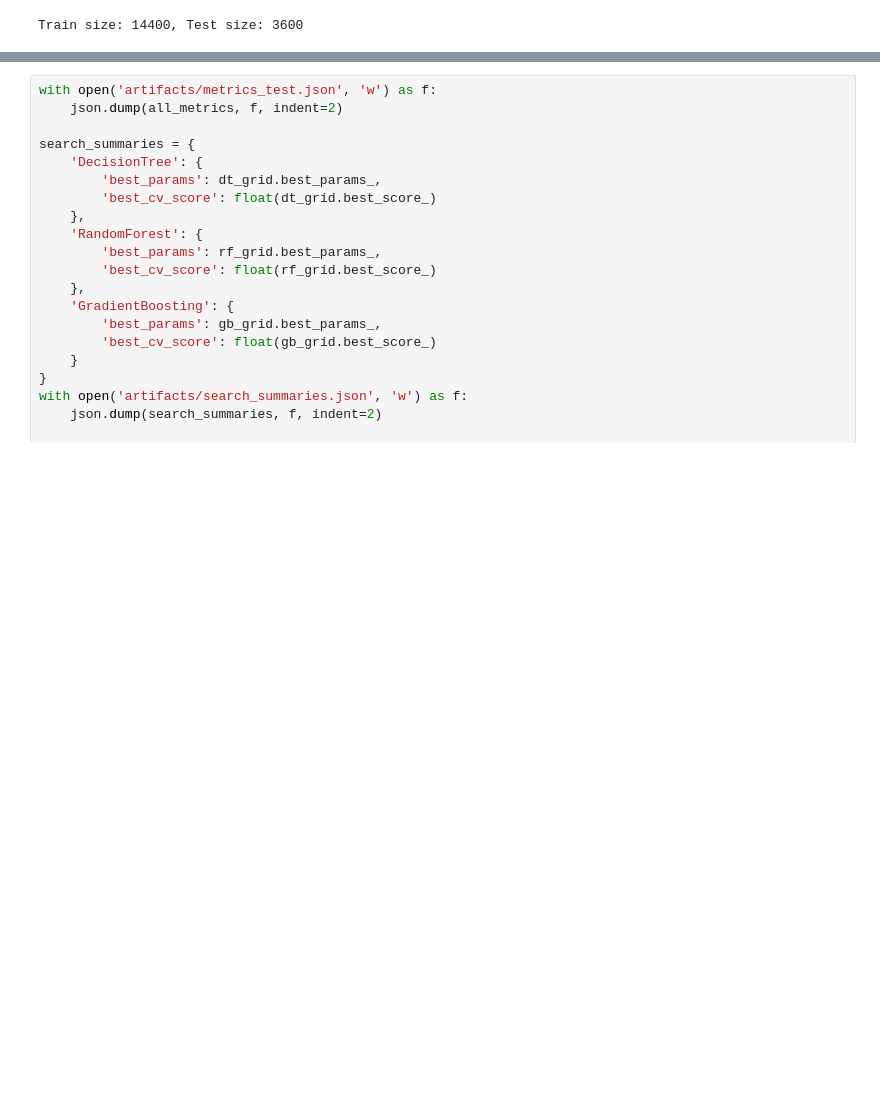
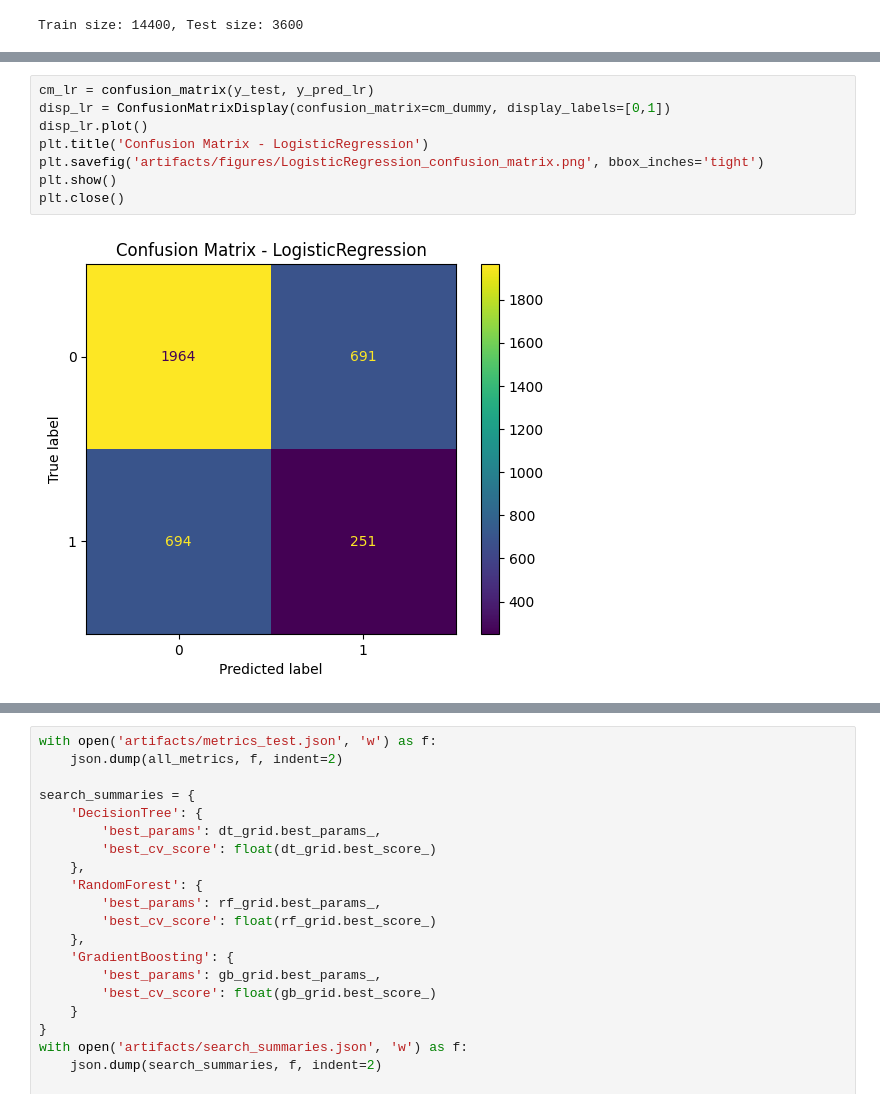
Before and after one commit to vsham05/AIE_course, a Jupyter notebook: homeworks/HW06/HW06.ipynb, the cells around one changed output, grey strips where cells are left out. Drawn from its saved outputs; the diff is of its cells as text; blank space fills up the shorter version.

```diff
--- a/homeworks/HW06/HW06.ipynb
+++ b/homeworks/HW06/HW06.ipynb
@@ -145,3 +158,13 @@ LogisticRegression: {'accuracy': 0.8052777777777778, 'f1': 0.5379037574159525, '
+# %%
+cm_lr = confusion_matrix(y_test, y_pred_lr)
+disp_lr = ConfusionMatrixDisplay(confusion_matrix=cm_dummy, display_labels=[0,1])
+disp_lr.plot()
+plt.title('Confusion Matrix - LogisticRegression')
+plt.savefig('artifacts/figures/LogisticRegression_confusion_matrix.png', bbox_inches='tight')
+plt.show()
+plt.close()
+# %% [output]
+[figure, added]
 # %%
 cv = StratifiedKFold(n_splits=5, shuffle=True, random_state=42)
 results = {}
```
Also changed, not shown: parts of 8 cells of this notebook, 15 other files.
